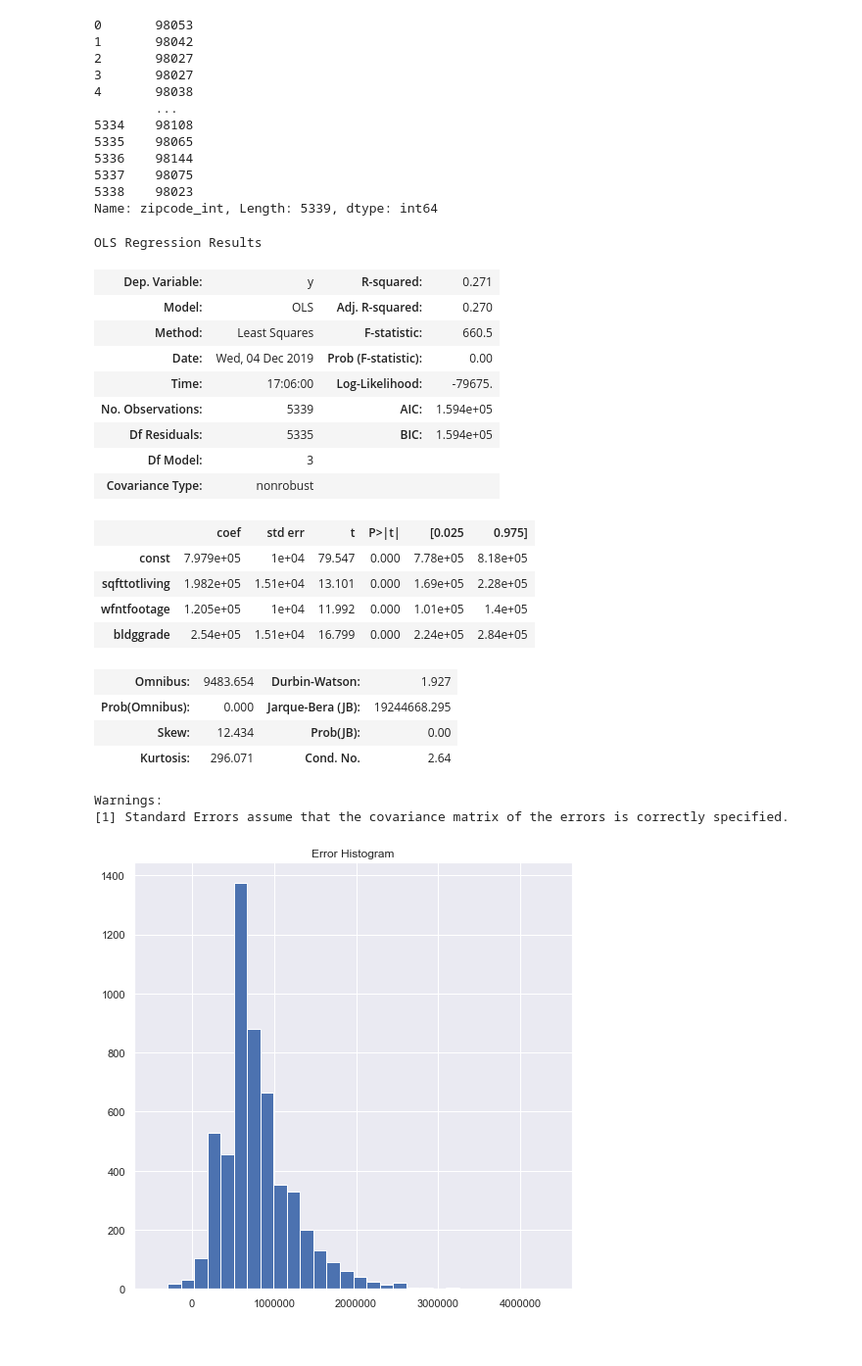
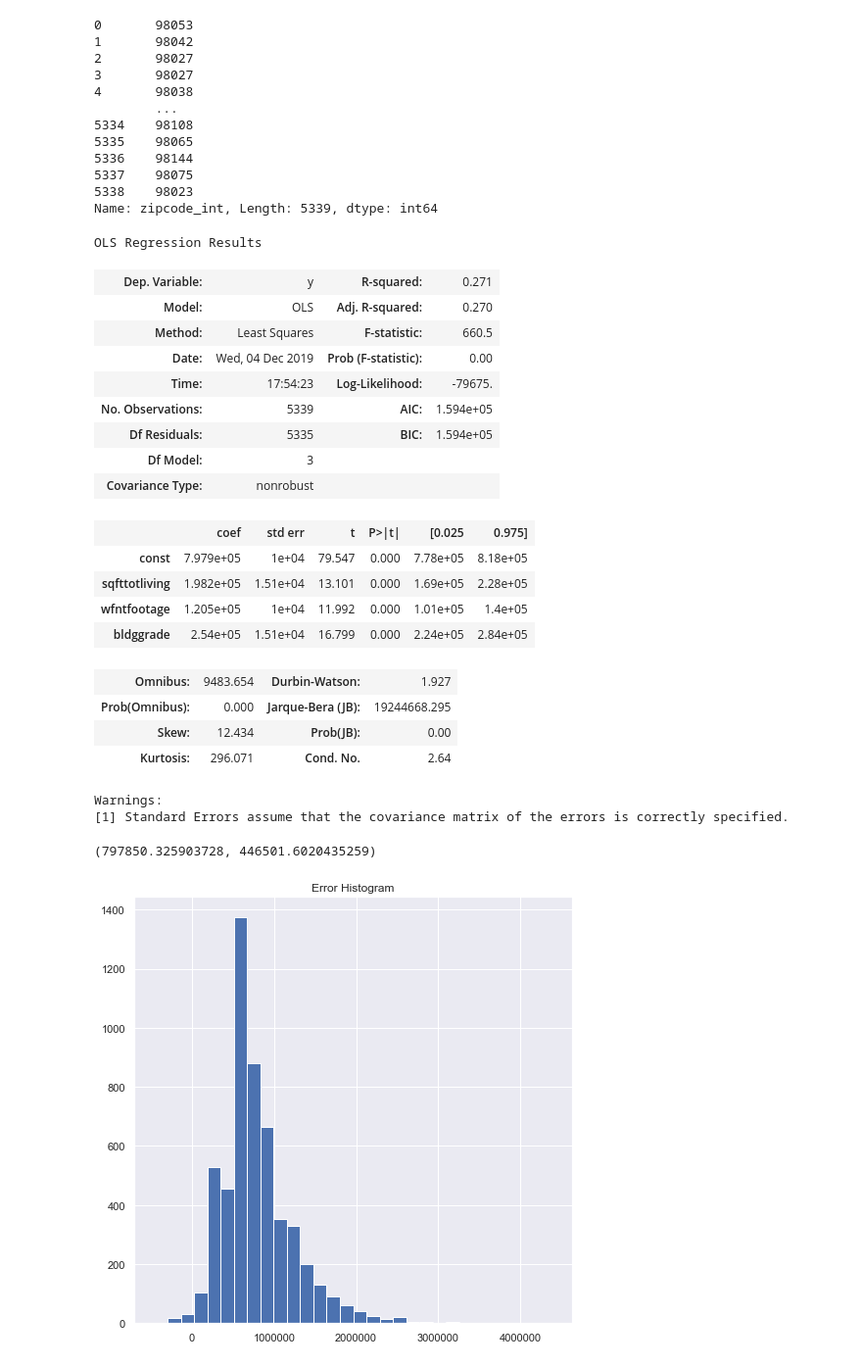
Before and after one commit to karenkathryn/housing_prices_project, a Jupyter notebook: sandbox.ipynb, the cells around one changed output. Shown at 98% size. Drawn from its saved outputs; the diff is of its cells as text; code cells hidden in the pictures.

```diff
--- a/sandbox.ipynb
+++ b/sandbox.ipynb
@@ -117,36 +117,35 @@ Name: zipcode_int, Length: 5339, dtype: int64
 
 #start with: 'sqfttotliving','open_plus_closed_porch','wfntfootage','trafficnoise'
 #r^2 = .277
 
 #'sqfttotliving','open_plus_closed_porch','wfntfootage','trafficnoise','zipcode_int'
 #r^2 = .234
 
 #'sqfttotliving','wfntfootage','trafficnoise'
 #r^2 = 0.232
 
 #'sqfttotliving','wfntfootage','trafficnoise','bldggrade'
 #.271
 
 #'sqfttotliving','wfntfootage','bldggrade','open_plus_closed_porch'
 .272
 
 
 list_reduced = ['sqfttotliving','wfntfootage','bldggrade']
 df_reduced = df[list_reduced]
-X = df_reduced4
+X = df_reduced
 Y = df['saleprice']
 X_scaled = (X - np.mean(X)) / np.std(X)
 predictors = sm.add_constant(X_scaled)
-#predictors = sm.add_constant(X)
 model = sm.OLS(np.asarray(Y), predictors).fit()
 model.summary()
 # %% [output]
 OLS Regression Results
 | Dep. Variable: | y | R-squared: | 0.271 |
 | Model: | OLS | Adj. R-squared: | 0.270 |
 | Method: | Least Squares | F-statistic: | 660.5 |
 | Date: | Wed, 04 Dec 2019 | Prob (F-statistic): | 0.00 |
-| Time: | 17:06:00 | Log-Likelihood: | -79675. |
+| Time: | 17:54:23 | Log-Likelihood: | -79675. |
 | No. Observations: | 5339 | AIC: | 1.594e+05 |
 | Df Residuals: | 5335 | BIC: | 1.594e+05 |
 | Df Model: | 3 |  |  |
@@ -164,6 +163,9 @@ Warnings:
 [1] Standard Errors assume that the covariance matrix of the errors is correctly specified.
 # %%
 errors = model.fittedvalues
+errors.mean(), errors.std()
+# %% [output]
+(797850.325903728, 446501.6020435259)
 # %%
 plt.title("Error Histogram")
 plt.hist(errors, bins=30);
```
Also changed, not shown: parts of 4 cells of this notebook.
